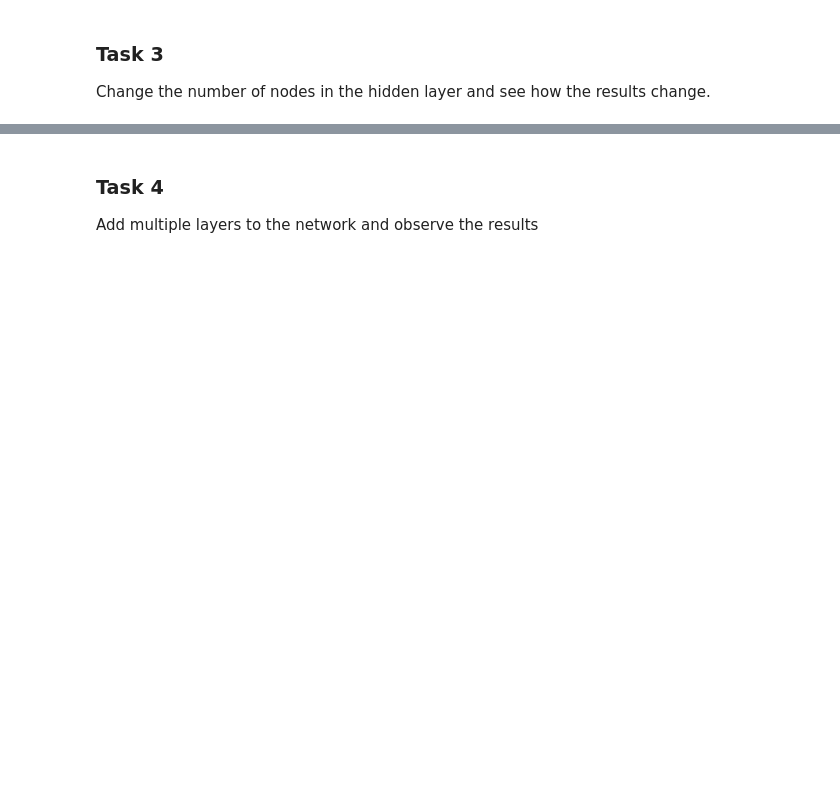
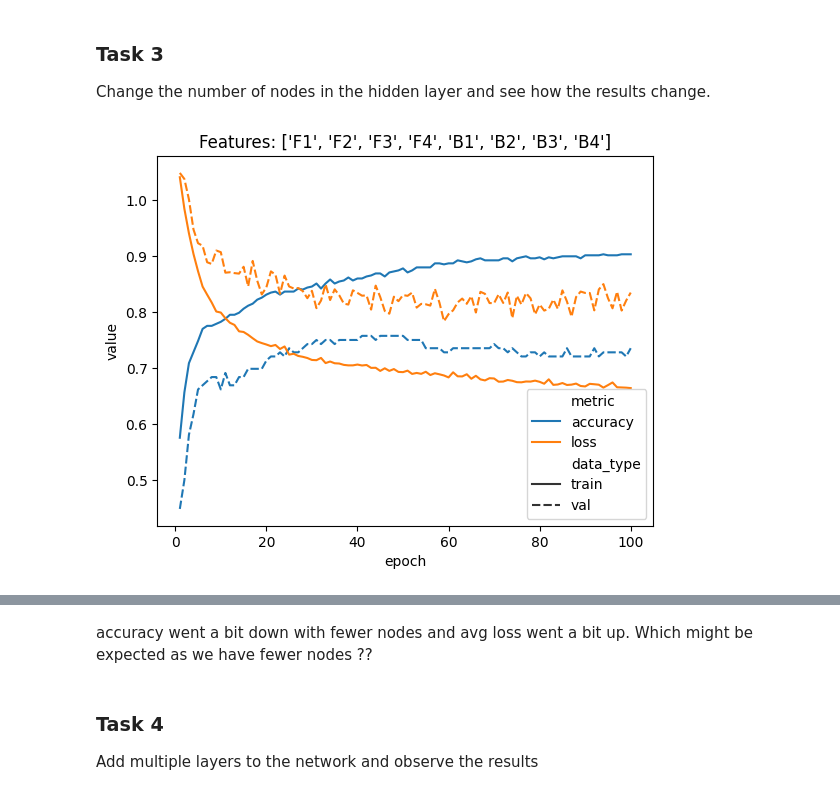
Before and after one commit to Figur123/machine_learning_for_signal_prossesing, a Jupyter notebook: assignment3/TTT4185_Assignment3.ipynb, the cells around one changed output, grey strips where cells are left out. Cells and saved outputs as stored; diff of their text form; code cells hidden in the pictures; blank space fills up the shorter version.

Commit message:
exercise done.. super messy

```diff
--- a/assignment3/TTT4185_Assignment3.ipynb
+++ b/assignment3/TTT4185_Assignment3.ipynb
@@ -208,3 +330,70 @@ Try also adding the bandwidths ("B1"-"B4").
 ### Task 3
 
 Change the number of nodes in the hidden layer and see how the results change.
+# %%
+#change the Neural network class to accept hidden nodes
+class NeuralNetwork(nn.Module):
+    def __init__(self,hidden_nodes, input_dim):
+        super().__init__()
+        self.flatten = nn.Flatten()
+        self.linear_relu_stack = nn.Sequential(
+            nn.Linear(input_dim, hidden_nodes), #here
+            nn.ReLU(),
+            nn.Linear(hidden_nodes, 3), # and here
+            nn.Softmax(dim=1)
+        )
+
+    def forward(self, x):
+        x = self.flatten(x)
+        logits = self.linear_relu_stack(x)
+        return logits
+
+### Set up the data
+use_features = ['F1', 'F2', 'F3', 'F4', 'B1', 'B2', 'B3', 'B4']
+
+train_dataset = CustomFormantDataset('Train.pkl', use_features = use_features)
+validation_dataset = CustomFormantDataset('Validation.pkl', use_features = use_features)
+test_dataset = CustomFormantDataset('Test.pkl', use_features = use_features)
+
+train_dataloader = DataLoader(train_dataset, batch_size=32, shuffle=True)
+validation_dataloader = DataLoader(validation_dataset, batch_size=32, shuffle=True)
+test_dataloader = DataLoader(test_dataset, batch_size=32, shuffle=True)
+
+### Set up the model
+epochs = 100
+hidden_nodes = 128 #change ammount of nodes
+
+model = NeuralNetwork(hidden_nodes = hidden_nodes, input_dim=len(use_features)).to(device)# changed the model to have 128 hidden nodes
+
+
+loss_fn = nn.CrossEntropyLoss()
+optimizer = torch.optim.Adam(model.parameters(), lr=0.001)
+
+validation_results = []
+
+### Do the training
+for t in tqdm(range(epochs), desc='Epochs'):
+    train(train_dataloader, model, loss_fn, optimizer)
+    train_corr, train_loss = test(train_dataloader, model, loss_fn)
+    val_corr, val_loss = test(validation_dataloader, model, loss_fn)
+    validation_results.append([t+1, 'accuracy', train_corr, 'train'])
+    validation_results.append([t+1, 'loss', train_loss, 'train'])
+    validation_results.append([t+1, 'accuracy', val_corr, 'val'])
+    validation_results.append([t+1, 'loss', val_loss, 'val'])
+
+### Plot training and validation accuracy and lost across epochs
+sns.lineplot(
+    pd.DataFrame(validation_results, columns=['epoch', 'metric', 'value', 'data_type']),
+    x = 'epoch',
+    y = 'value',
+    hue = 'metric',
+    style = 'data_type'
+)
+plt.title('Features: {}'.format(use_features))
+plt.show()
+
+### Test network on wholly unseen data
+test_correct, test_loss = test(test_dataloader, model, loss_fn)
+print(f"Test Error: \n Accuracy: {(100*test_correct):>0.1f}%, Avg loss: {test_loss:>8f} \n")
+# %% [output]
+[figure, added]
@@ -211,3 +402,5 @@ Change the number of nodes in the hidden layer and see how the results change.
+# %% [markdown]
+accuracy went a bit down with fewer nodes and avg loss went a bit up. Which might be expected as we have fewer nodes ??
 # %% [markdown]
 ### Task 4
 
```
Also changed, not shown: parts of 28 cells of this notebook, 3 other files.
